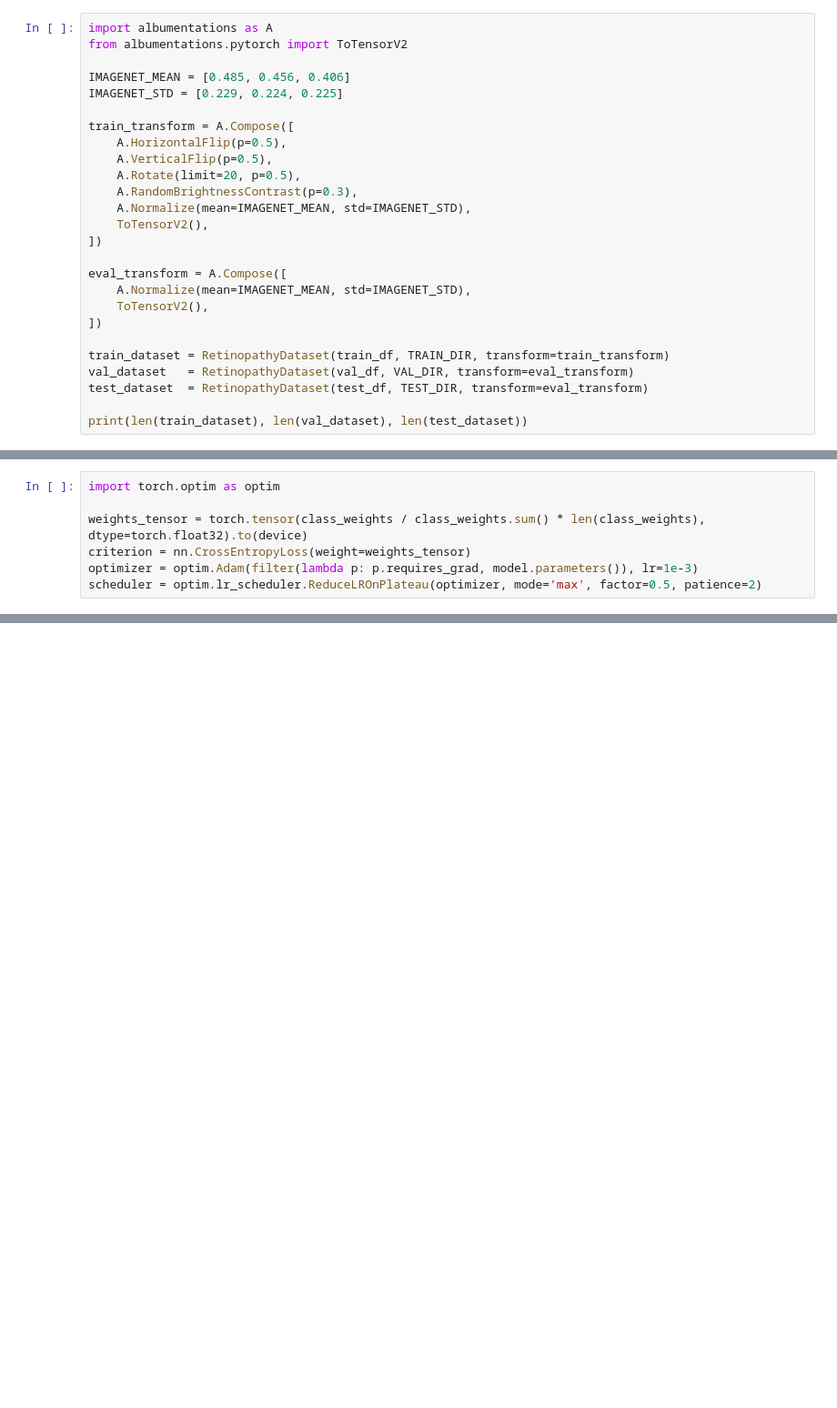
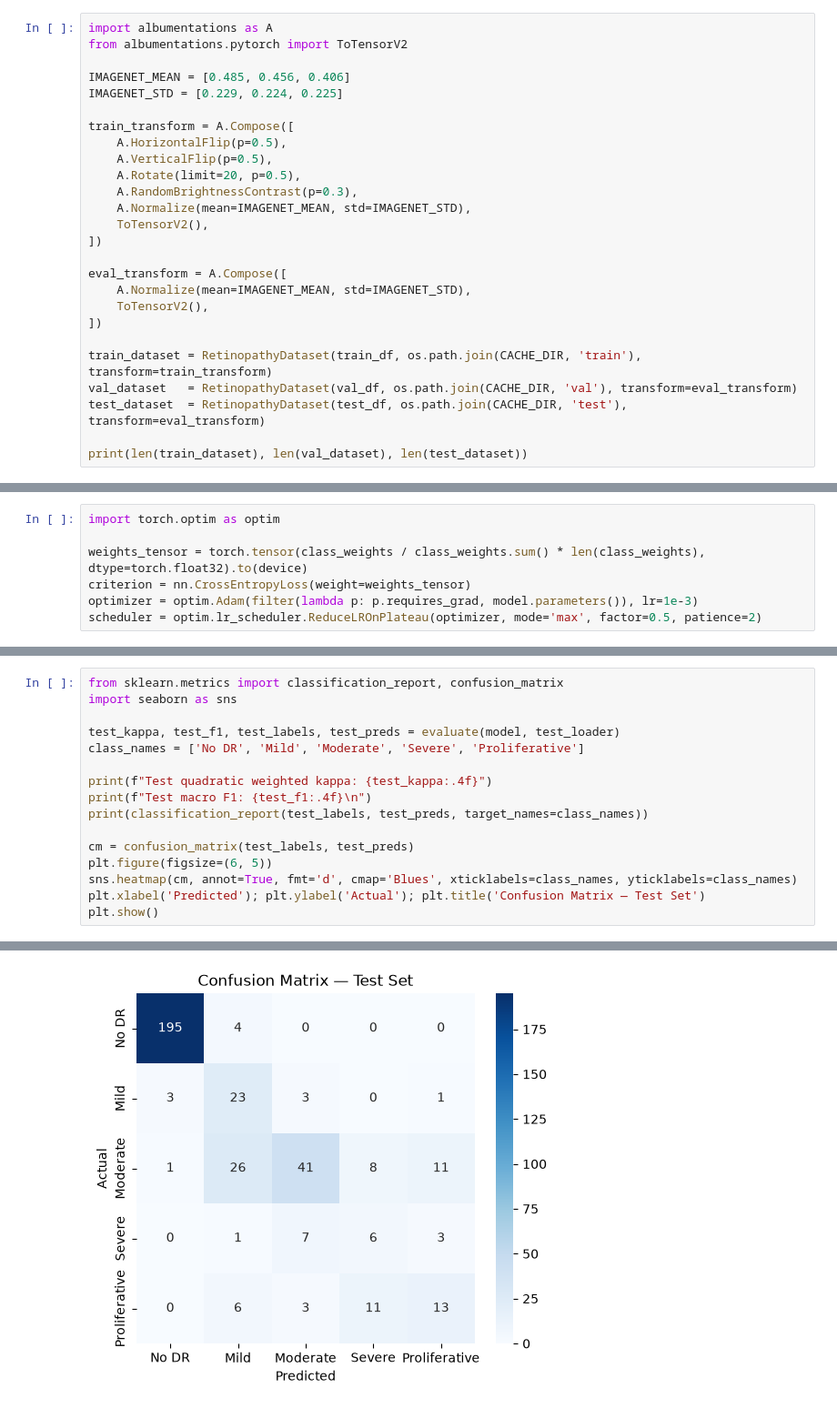
Before and after one commit to AryaShukla123/MediLens, a Jupyter notebook: notebooks/retinopathy_training.ipynb, the cells around one changed output, grey strips where cells are left out. Shown at 91% size. Saved outputs shown, nothing was run; the diff lists cells and outputs as text; blank space fills up the shorter version.

Commit message:
train the model on retinopathy dataset

```diff
--- a/notebooks/retinopathy_training.ipynb
+++ b/notebooks/retinopathy_training.ipynb
@@ -319,9 +398,9 @@ eval_transform = A.Compose([
     ToTensorV2(),
 ])
 
-train_dataset = RetinopathyDataset(train_df, TRAIN_DIR, transform=train_transform)
-val_dataset   = RetinopathyDataset(val_df, VAL_DIR, transform=eval_transform)
-test_dataset  = RetinopathyDataset(test_df, TEST_DIR, transform=eval_transform)
+train_dataset = RetinopathyDataset(train_df, os.path.join(CACHE_DIR, 'train'), transform=train_transform)
+val_dataset   = RetinopathyDataset(val_df, os.path.join(CACHE_DIR, 'val'), transform=eval_transform)
+test_dataset  = RetinopathyDataset(test_df, os.path.join(CACHE_DIR, 'test'), transform=eval_transform)
 
 print(len(train_dataset), len(val_dataset), len(test_dataset))
 # %% [output]
@@ -437,0 +616,17 @@ RuntimeError: stack expects each tensor to be equal size, but got [3, 2588, 3388
+# %%
+from sklearn.metrics import classification_report, confusion_matrix
+import seaborn as sns
+
+test_kappa, test_f1, test_labels, test_preds = evaluate(model, test_loader)
+class_names = ['No DR', 'Mild', 'Moderate', 'Severe', 'Proliferative']
+
+print(f"Test quadratic weighted kappa: {test_kappa:.4f}")
+print(f"Test macro F1: {test_f1:.4f}\n")
+print(classification_report(test_labels, test_preds, target_names=class_names))
+
+cm = confusion_matrix(test_labels, test_preds)
+plt.figure(figsize=(6, 5))
+sns.heatmap(cm, annot=True, fmt='d', cmap='Blues', xticklabels=class_names, yticklabels=class_names)
+plt.xlabel('Predicted'); plt.ylabel('Actual'); plt.title('Confusion Matrix — Test Set')
+plt.show()
+# %% [output]
@@ -437,0 +647 @@ RuntimeError: stack expects each tensor to be equal size, but got [3, 2588, 3388
+[figure, added]
```
Also changed, not shown: parts of 17 cells of this notebook, 3 other files.
